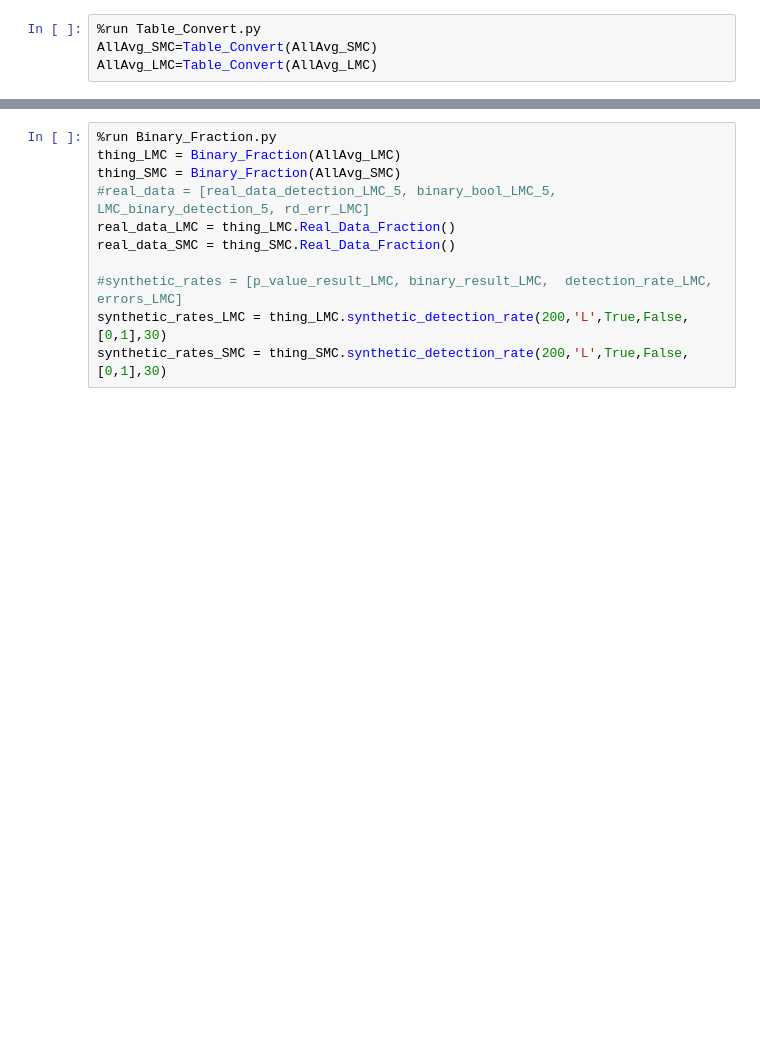
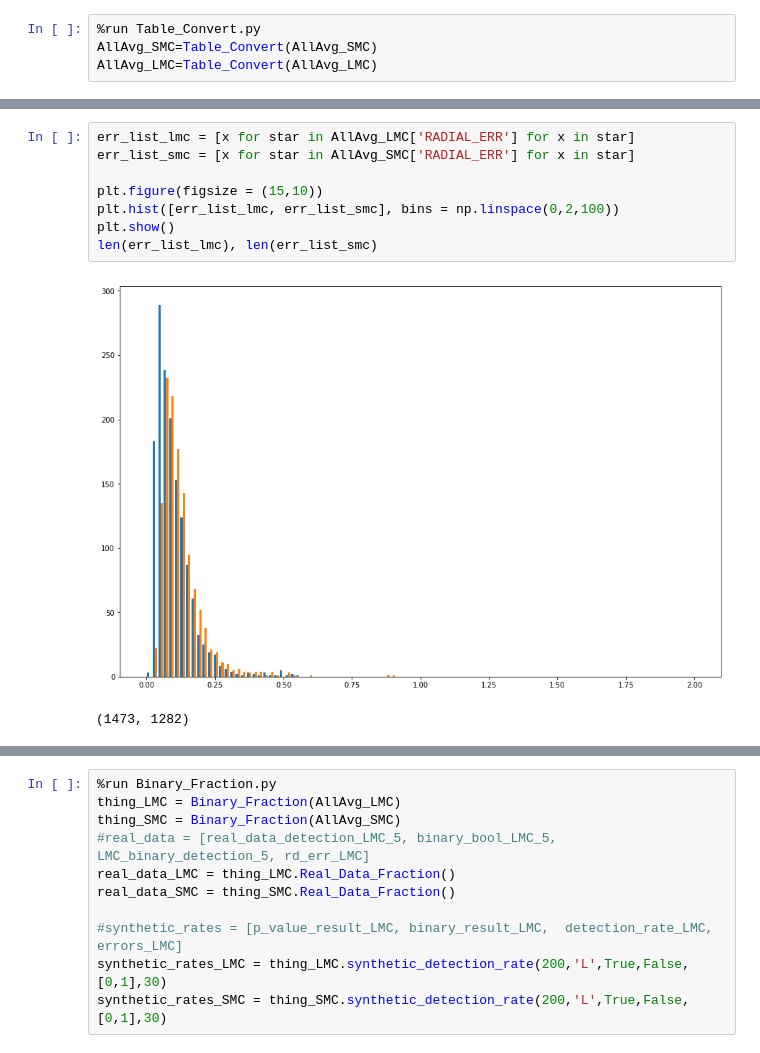
Before and after one commit to CodyDBrown/Binary-Search, a Jupyter notebook: Same Samples.ipynb, the cells around one changed output, grey strips where cells are left out. Drawn from its saved outputs; the diff is of its cells as text; blank space fills up the shorter version.

```diff
--- a/Same Samples.ipynb
+++ b/Same Samples.ipynb
@@ -115,0 +129,11 @@ plt.show()
+# %%
+err_list_lmc = [x for star in AllAvg_LMC['RADIAL_ERR'] for x in star]
+err_list_smc = [x for star in AllAvg_SMC['RADIAL_ERR'] for x in star]
+
+plt.figure(figsize = (15,10))
+plt.hist([err_list_lmc, err_list_smc], bins = np.linspace(0,2,100))
+plt.show()
+len(err_list_lmc), len(err_list_smc)
+# %% [output]
+[figure, added]
+(1473, 1282)
```
Also changed, not shown: parts of 8 cells of this notebook.
